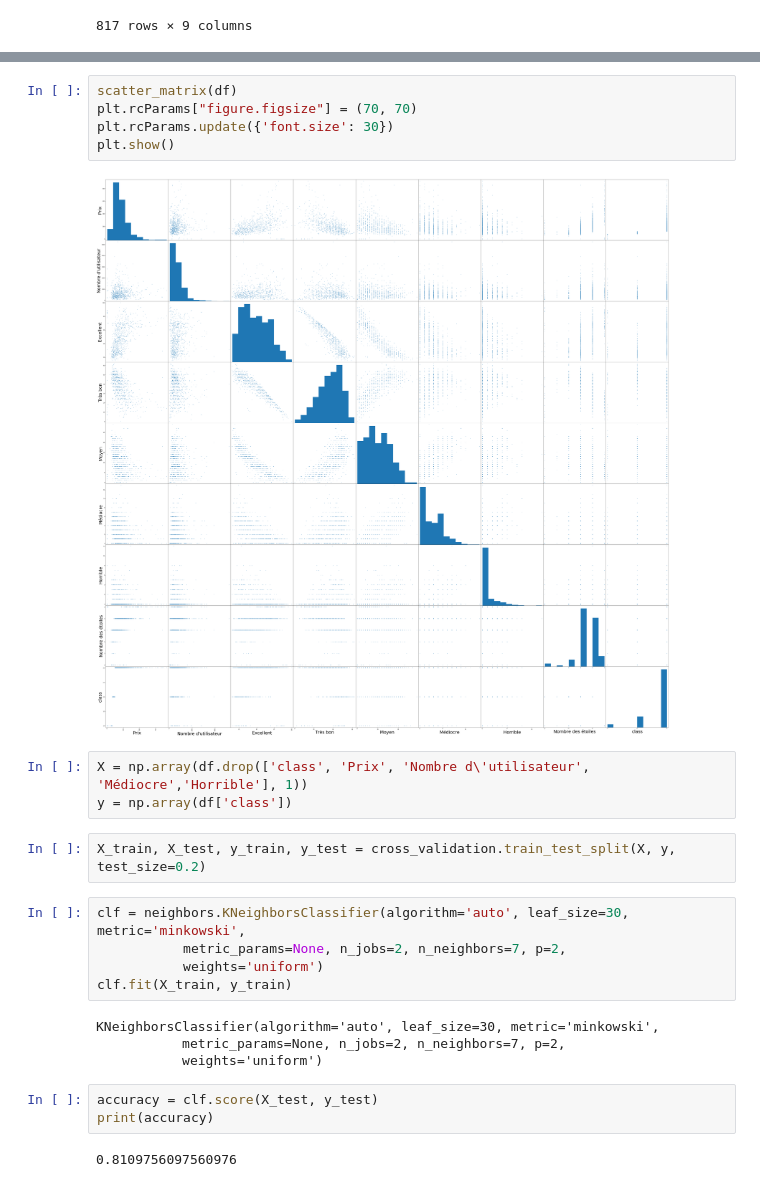
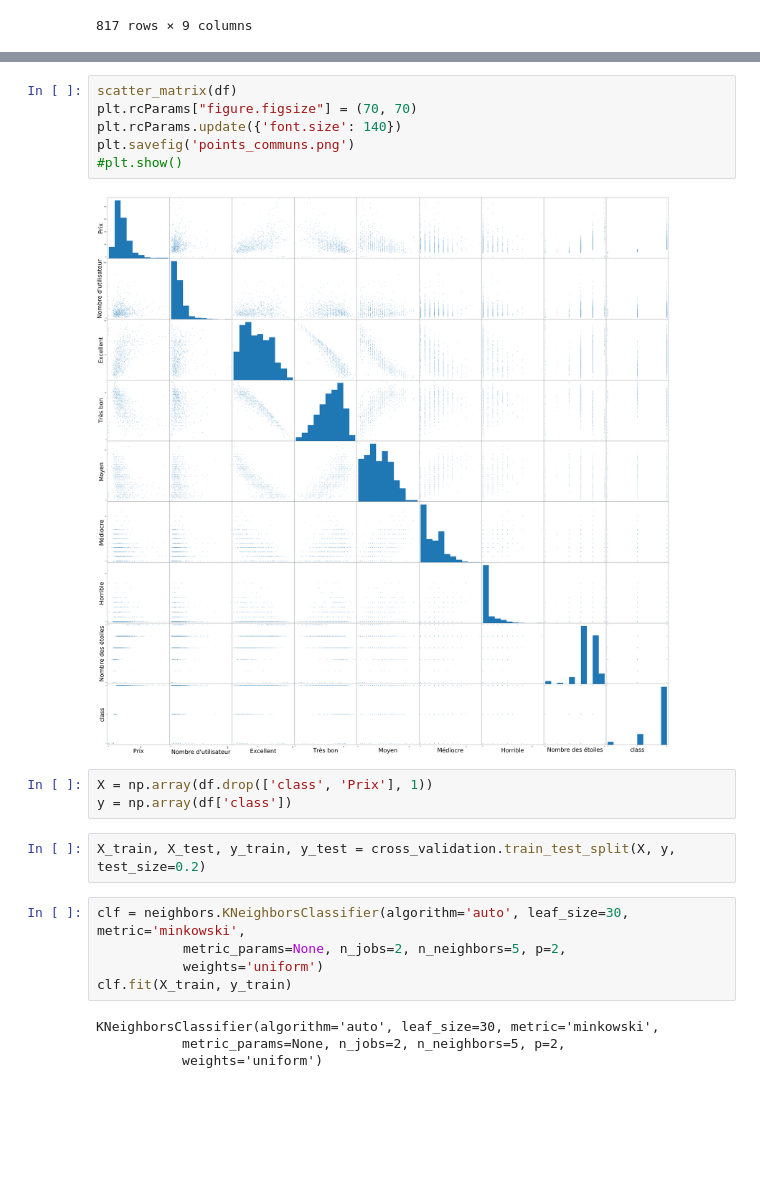
Before and after one commit to HSabbar/Predict-Price-hotel-Machine-Learning, a Jupyter notebook: Machine Learning/Predict.ipynb, the cells around one changed output, grey strips where cells are left out. Cells and saved outputs as stored; diff of their text form; blank space fills up the shorter version.

```diff
--- a/Machine Learning/Predict.ipynb
+++ b/Machine Learning/Predict.ipynb
@@ -40,26 +46,22 @@ plt.show()
 # %%
 scatter_matrix(df)
 plt.rcParams["figure.figsize"] = (70, 70)
-plt.rcParams.update({'font.size': 30})
-plt.show()
+plt.rcParams.update({'font.size': 140})
+plt.savefig('points_communs.png')
+#plt.show()
 # %% [output]
-[figure, old version]
+[figure, new version]
 # %%
-X = np.array(df.drop(['class', 'Prix', 'Nombre d\'utilisateur', 'Médiocre','Horrible'], 1))
+X = np.array(df.drop(['class', 'Prix'], 1))
 y = np.array(df['class'])
 # %%
 X_train, X_test, y_train, y_test = cross_validation.train_test_split(X, y, test_size=0.2)
 # %%
 clf = neighbors.KNeighborsClassifier(algorithm='auto', leaf_size=30, metric='minkowski',
-           metric_params=None, n_jobs=2, n_neighbors=7, p=2,
+           metric_params=None, n_jobs=2, n_neighbors=5, p=2,
            weights='uniform')
 clf.fit(X_train, y_train)
 # %% [output]
 KNeighborsClassifier(algorithm='auto', leaf_size=30, metric='minkowski',
-           metric_params=None, n_jobs=2, n_neighbors=7, p=2,
+           metric_params=None, n_jobs=2, n_neighbors=5, p=2,
            weights='uniform')
-# %%
-accuracy = clf.score(X_test, y_test)
-print(accuracy)
-# %% [output]
-0.8109756097560976
```
Also changed, not shown: parts of 6 cells of this notebook, 2 other files.
